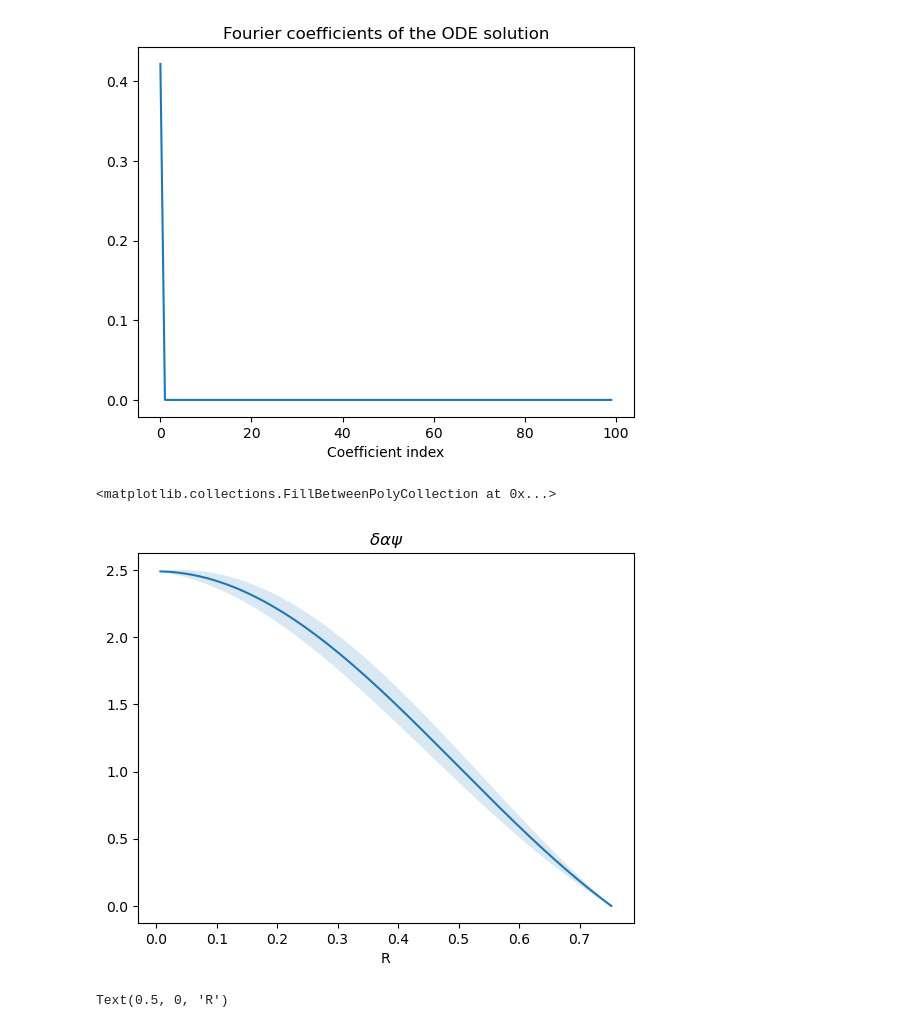
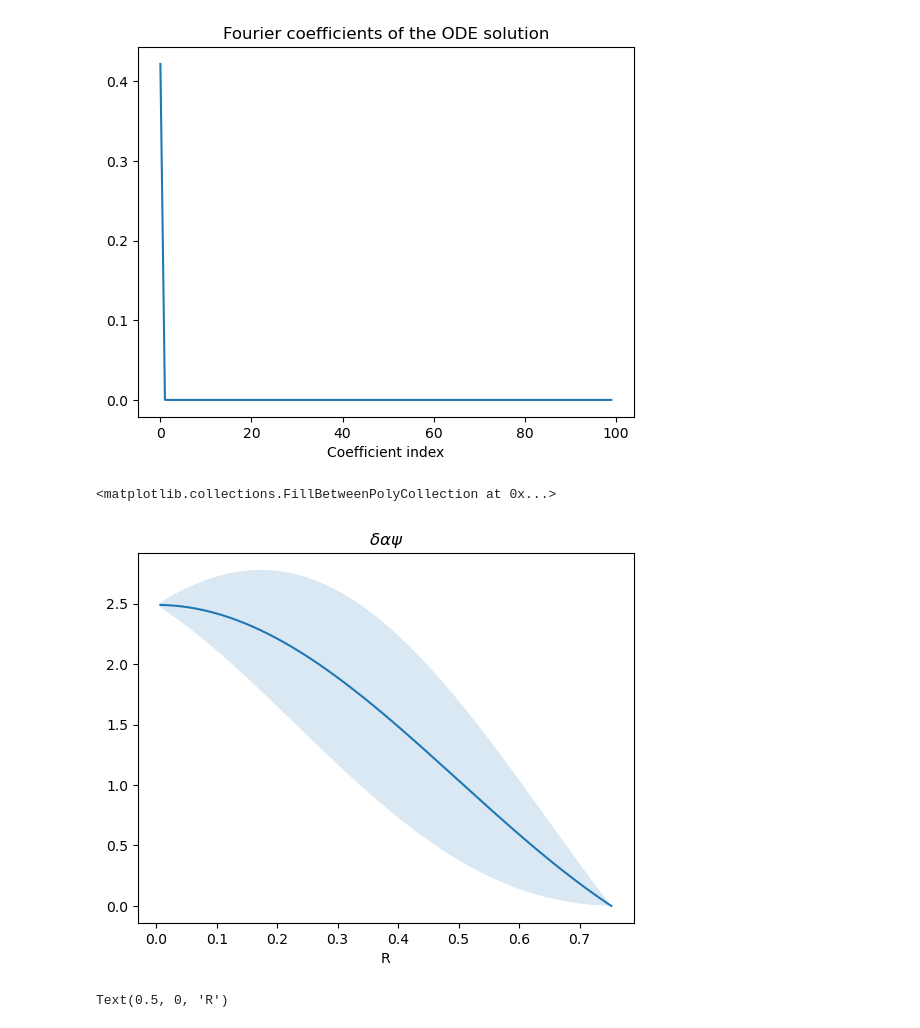
Before and after one commit to Poincare-code/henri, a Jupyter notebook: notebooks/figures_perturbed_density.ipynb, the cells around one changed output. Cells and saved outputs as stored; diff of their text form; code cells hidden in the pictures.

Commit message:
Added uncertainty in final plot

```diff
--- a/notebooks/figures_perturbed_density.ipynb
+++ b/notebooks/figures_perturbed_density.ipynb
@@ -393,20 +393,20 @@ plt.xlabel("Coefficient index");
 # %%
 d_alpha_psi_solution = lambda x: [g[n]*l(n+1, x) for n in range(len(g))][0]
 
 # Uncertainty computation
-sigma_prior = np.identity(C.shape[0])*amplitude**(-1)
+sigma_prior = np.identity(C.shape[0])*amplitude**(-0.75)
 p = np.linalg.solve(sigma_prior.T @ C.T, np.array([l(n+1,R) for n in range(DD.shape[0])]))
-diag_PTP = np.einsum('ij,ij->j', p, p)
+dalpha_psi_var = np.einsum('ij,ij->j', p, p)
 
 plt.figure()
 plt.plot(R, d_alpha_psi_solution(R)/R)
 plt.title(r"$\delta \alpha \psi$");
 plt.xlabel("R");
 
-plt.fill_between(R, d_alpha_psi_solution(R)/R - np.sqrt(diag_PTP),  d_alpha_psi_solution(R)/R + np.sqrt(diag_PTP), alpha=0.17)
+plt.fill_between(R, d_alpha_psi_solution(R)/R - np.sqrt(dalpha_psi_var),  d_alpha_psi_solution(R)/R + np.sqrt(dalpha_psi_var), alpha=0.17)
 # %% [output]
 <matplotlib.collections.FillBetweenPolyCollection at 0x...>
-[figure, old version]
+[figure, new version]
 # %%
 plt.plot()
 plt.plot(R, alpha*psi + d_alpha_psi_solution(R)/R)
```
Also changed, not shown: parts of 6 cells of this notebook.
